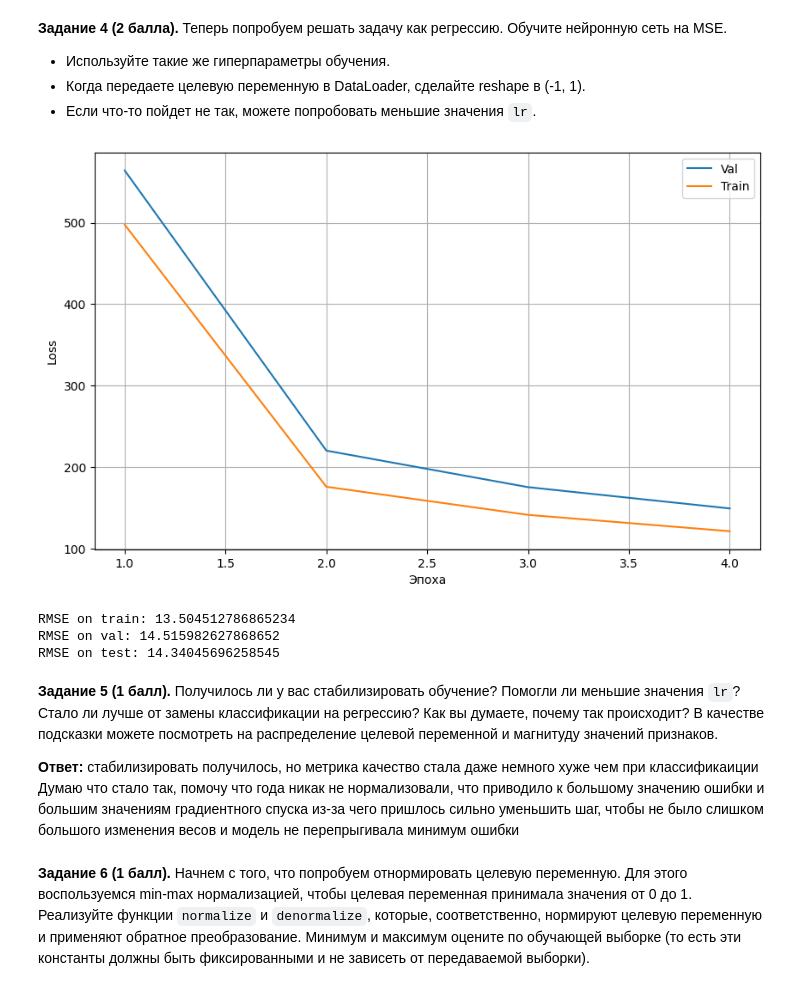
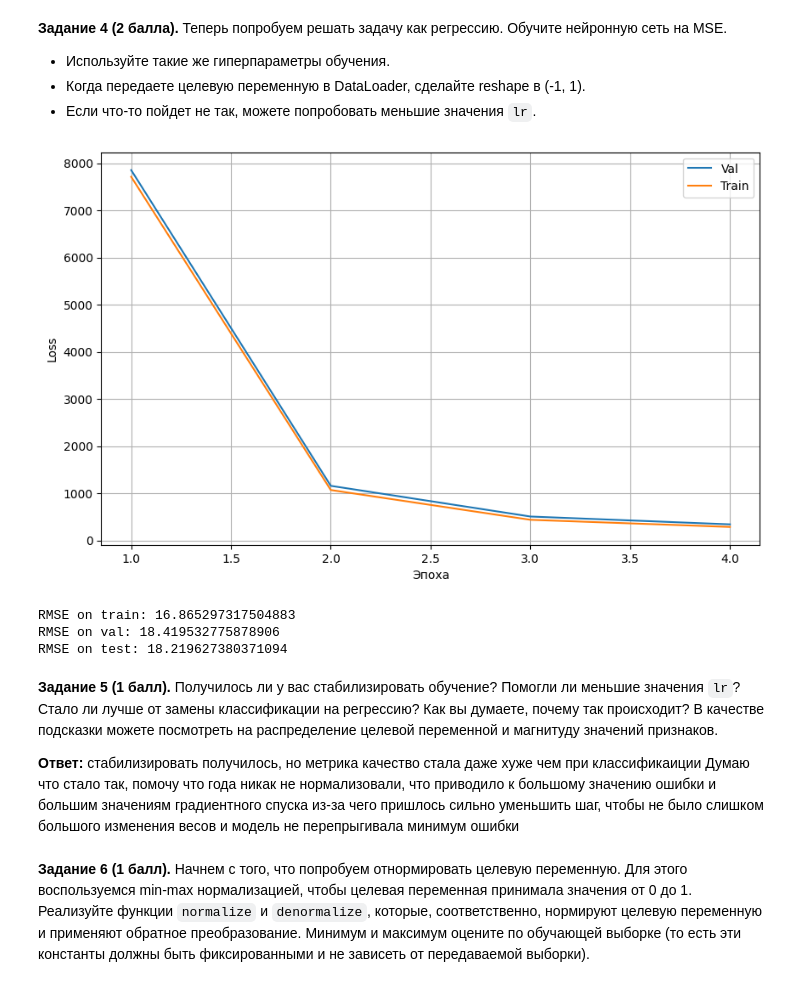
Before and after one commit to Aleksander-23443/iad_dl, a Jupyter notebook: dz1_iad/homework_01.ipynb, the cells around one changed output. Cells and saved outputs as stored; diff of their text form; code cells hidden in the pictures.

```diff
--- a/dz1_iad/homework_01.ipynb
+++ b/dz1_iad/homework_01.ipynb
@@ -614,19 +614,20 @@ class NetForSongsRegression(nn.Module):
 # %%
 
 data_train = make_loader(X_train_tensor, y_train_tensor, shuffle=True)
-data_val = make_loader(X_val_tensor, y_val_tensor, shuffle=True)
-data_test = make_loader(X_test_tensor, y_test_tensor, shuffle=True)
+data_val = make_loader(X_val_tensor, y_val_tensor, shuffle=False)
+data_test = make_loader(X_test_tensor, y_test_tensor, shuffle=False)
+data_train_eval = make_loader(X_train_tensor, y_train_tensor, shuffle=False)
 # %%
 set_global_seed(SEED)
 reg_net = NetForSongsRegression(X_train_tensor.shape[1]).to(device)
 critetion_reg = nn.MSELoss()
-optimizer_reg = torch.optim.SGD(reg_net.parameters(), lr=0.000003)
+optimizer_reg = torch.optim.SGD(reg_net.parameters(), lr=0.000001)
 train(reg_net, optimizer_reg, critetion_reg, data_train, data_val, 4, task='reg')
 # %% [output]
-[figure, old version]
+[figure, new version]
 # %%
 pred_val = predict(reg_net, data_val, task='reg')
-pred_train = predict(reg_net, data_train, task='reg')
+pred_train = predict(reg_net, data_train_eval, task='reg')
 pred_test = predict(reg_net, data_test, task='reg')
 
 rmse_train = ((pred_train - y_train_tensor.reshape(-1, 1)) ** 2).mean().sqrt()
@@ -637,13 +638,13 @@ print(f"RMSE on train: {rmse_train}")
 print(f"RMSE on val: {rmse_val}")
 print(f"RMSE on test: {rmse_test}")
 # %% [output]
-RMSE on train: 13.504512786865234
-RMSE on val: 14.515982627868652
-RMSE on test: 14.34045696258545
+RMSE on train: 16.865297317504883
+RMSE on val: 18.419532775878906
+RMSE on test: 18.219627380371094
 # %% [markdown]
 **Задание 5 (1 балл).** Получилось ли у вас стабилизировать обучение? Помогли ли меньшие значения `lr`? Стало ли лучше от замены классификации на регрессию? Как вы думаете, почему так происходит? В качестве подсказки можете посмотреть на распределение целевой переменной и магнитуду значений признаков.
 
-**Ответ:** стабилизировать получилось, но метрика качество стала даже немного хуже чем при классификаиции
+**Ответ:** стабилизировать получилось, но метрика качество стала даже хуже чем при классификаиции
 Думаю что стало так, помочу что года никак не нормализовали, что приводило к большому значению ошибки и большим значениям градиентного спуска из-за чего пришлось сильно уменьшить шаг, чтобы не было слишком большого изменения весов и модель не перепрыгивала минимум ошибки
 # %% [markdown]
 **Задание 6 (1 балл).** Начнем с того, что попробуем отнормировать целевую переменную. Для этого воспользуемся min-max нормализацией, чтобы целевая переменная принимала значения от 0 до 1. Реализуйте функции `normalize` и `denormalize`, которые, соответственно, нормируют целевую переменную и применяют обратное преобразование. Минимум и максимум оцените по обучающей выборке (то есть эти константы должны быть фиксированными и не зависеть от передаваемой выборки).
```
Also changed, not shown: parts of 13 cells of this notebook.
